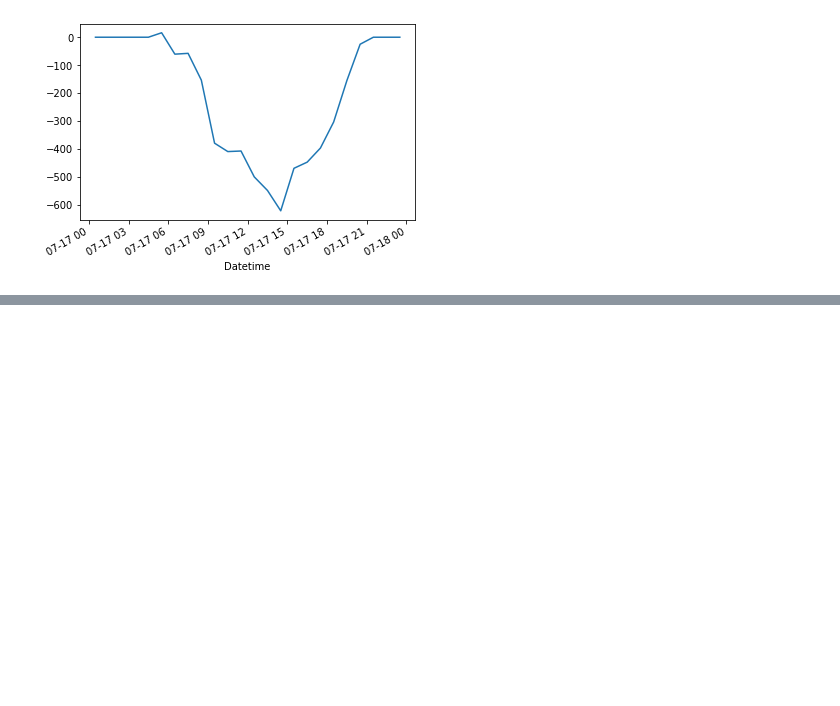
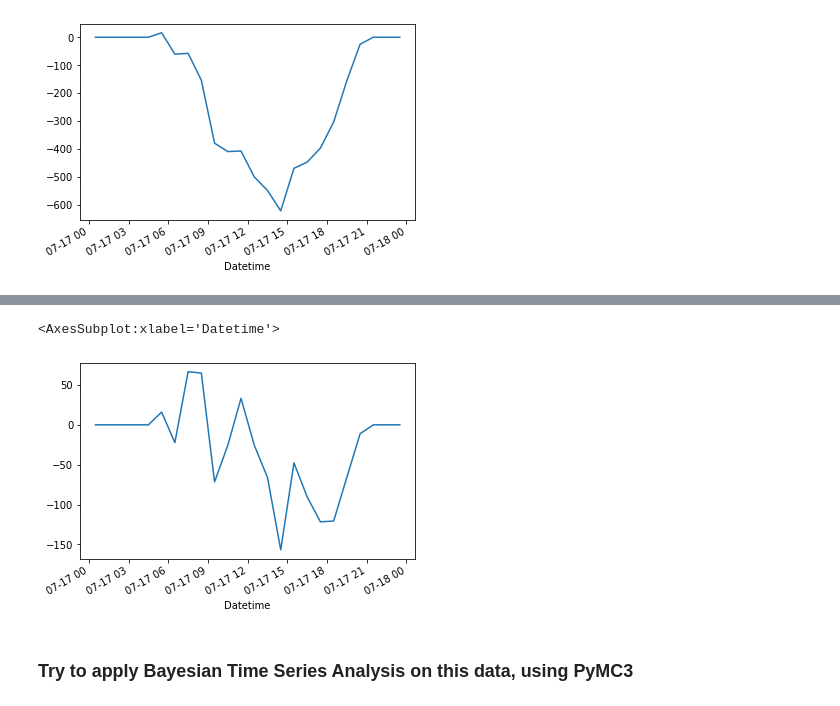
Before and after one commit to tadatoshi/agrivoltaics_supply_side_management, a Jupyter notebook: notebooks/exploratory_data_analysis/solar_resource_time_series.ipynb, the cells around one changed output, grey strips where cells are left out. Drawn from its saved outputs; the diff is of its cells as text; code cells hidden in the pictures; blank space fills up the shorter version.

```diff
--- a/notebooks/exploratory_data_analysis/solar_resource_time_series.ipynb
+++ b/notebooks/exploratory_data_analysis/solar_resource_time_series.ipynb
@@ -242,0 +261,9 @@ vancouver_clearsky_ghi_0717.plot()
+# %%
+vancouver_data_data_residual_0717 = vancouver_data_ghi_0717 - vancouver_clearsky_ghi_scaled_0717
+# %%
+vancouver_data_data_residual_0717.plot()
+# %% [output]
+<AxesSubplot:xlabel='Datetime'>
+[figure, added]
+# %% [markdown]
+### Try to apply Bayesian Time Series Analysis on this data, using PyMC3
```
Also changed, not shown: parts of 6 cells of this notebook, 2 other files.
